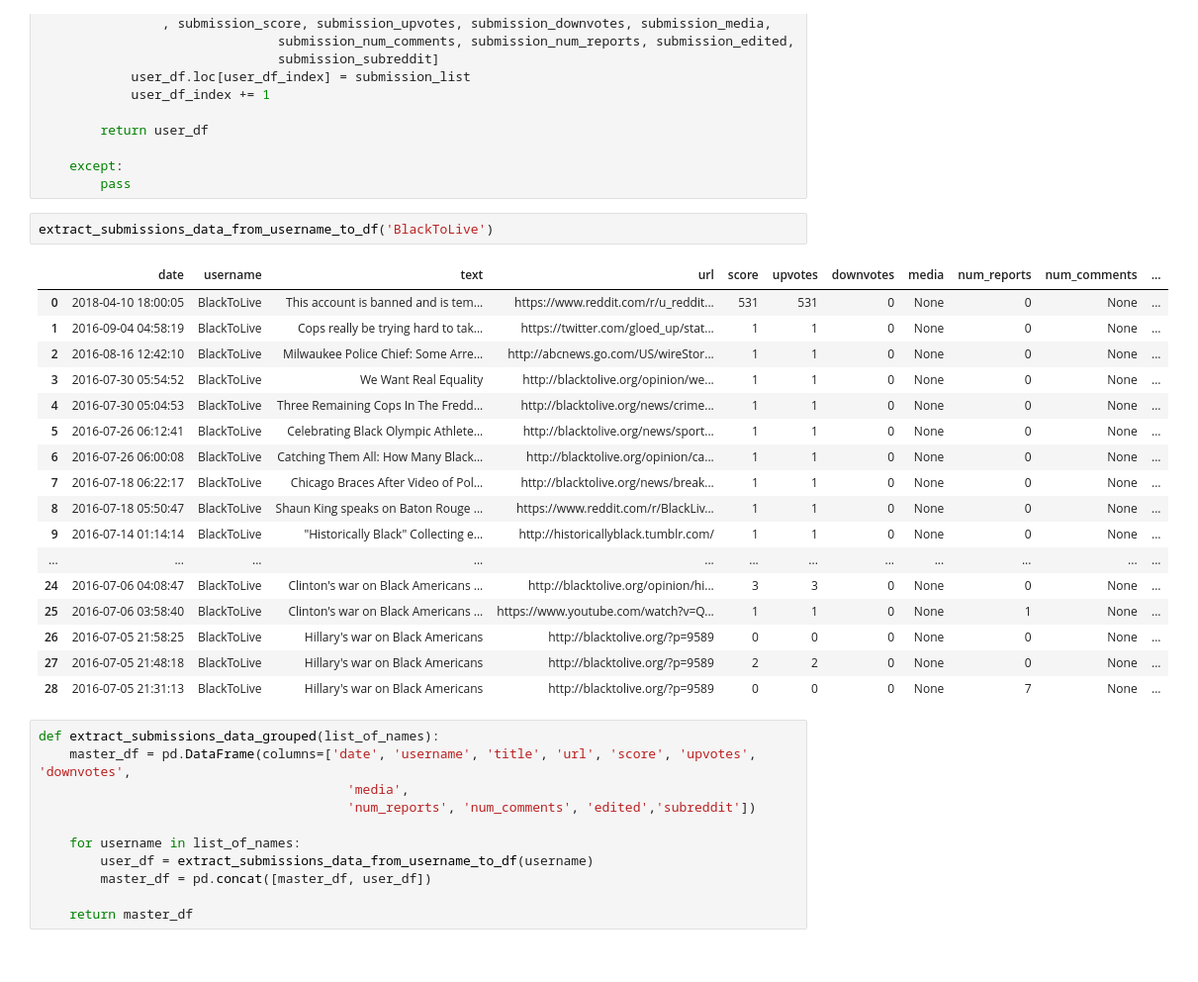
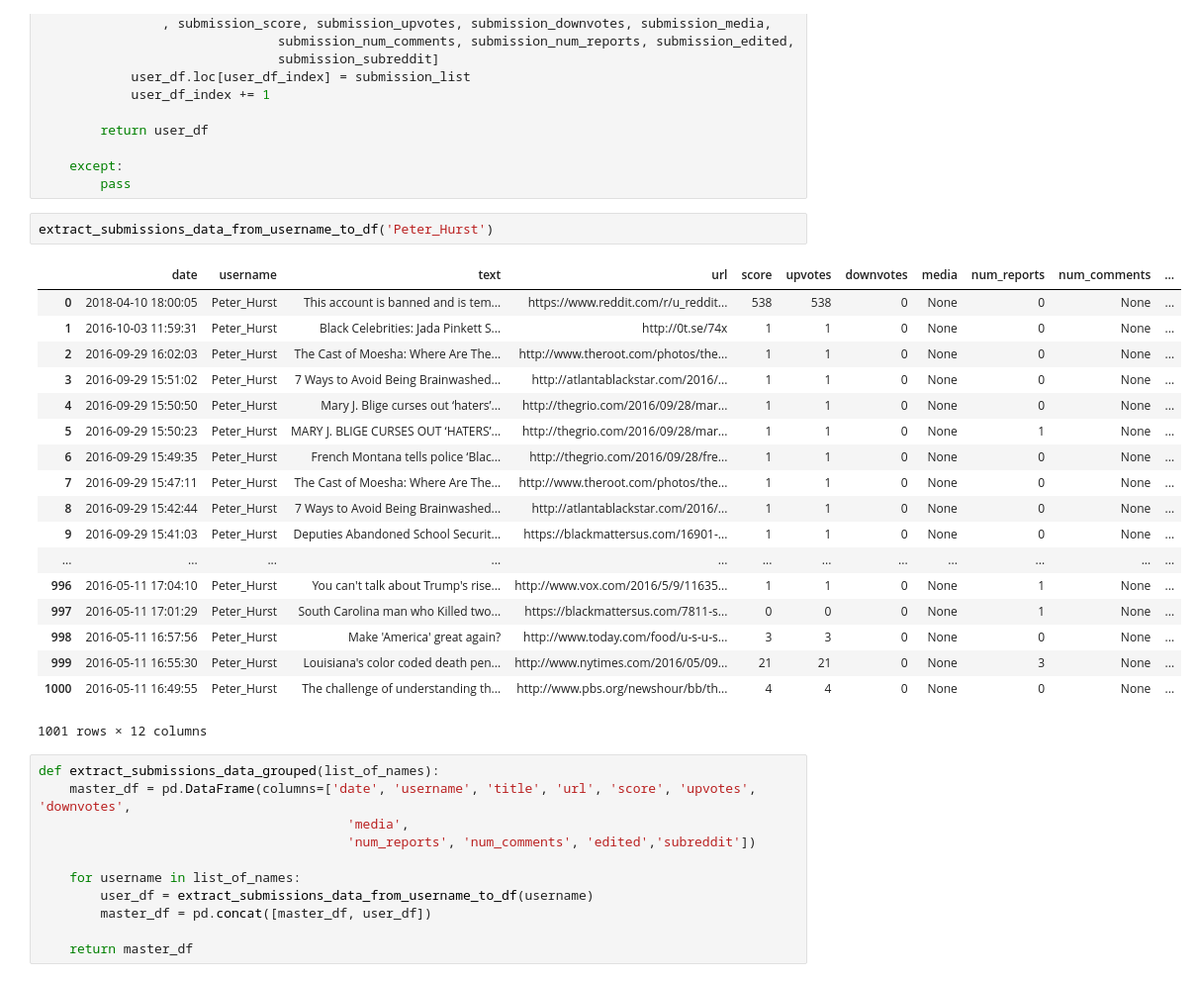
Before and after one commit to jasonminsookim/Research-for-Nyhan, a Jupyter notebook: reddit_data_extraction.ipynb, the cells around one changed output. Shown at 99% size. Drawn from its saved outputs; the diff is of its cells as text.

```diff
--- a/reddit_data_extraction.ipynb
+++ b/reddit_data_extraction.ipynb
@@ -54,25 +54,26 @@ def extract_submissions_data_from_username_to_df(username):
     except:
         pass
 # %%
-extract_submissions_data_from_username_to_df('BlackToLive')
+extract_submissions_data_from_username_to_df('Peter_Hurst')
 # %% [output]
 |  | date | username | text | url | score | upvotes | downvotes | media | num_reports | num_comments | ... |
-| 0 | 2018-04-10 18:00:05 | BlackToLive | This account is banned and is tem... | https://www.reddit.com/r/u_reddit... | 531 | 531 | 0 | None | 0 | None | ... |
-| 1 | 2016-09-04 04:58:19 | BlackToLive | Cops really be trying hard to tak... | https://twitter.com/gloed_up/stat... | 1 | 1 | 0 | None | 0 | None | ... |
-| 2 | 2016-08-16 12:42:10 | BlackToLive | Milwaukee Police Chief: Some Arre... | http://abcnews.go.com/US/wireStor... | 1 | 1 | 0 | None | 0 | None | ... |
-| 3 | 2016-07-30 05:54:52 | BlackToLive | We Want Real Equality | http://blacktolive.org/opinion/we... | 1 | 1 | 0 | None | 0 | None | ... |
-| 4 | 2016-07-30 05:04:53 | BlackToLive | Three Remaining Cops In The Fredd... | http://blacktolive.org/news/crime... | 1 | 1 | 0 | None | 0 | None | ... |
-| 5 | 2016-07-26 06:12:41 | BlackToLive | Celebrating Black Olympic Athlete... | http://blacktolive.org/news/sport... | 1 | 1 | 0 | None | 0 | None | ... |
-| 6 | 2016-07-26 06:00:08 | BlackToLive | Catching Them All: How Many Black... | http://blacktolive.org/opinion/ca... | 1 | 1 | 0 | None | 0 | None | ... |
-| 7 | 2016-07-18 06:22:17 | BlackToLive | Chicago Braces After Video of Pol... | http://blacktolive.org/news/break... | 1 | 1 | 0 | None | 0 | None | ... |
-| 8 | 2016-07-18 05:50:47 | BlackToLive | Shaun King speaks on Baton Rouge ... | https://www.reddit.com/r/BlackLiv... | 1 | 1 | 0 | None | 0 | None | ... |
-| 9 | 2016-07-14 01:14:14 | BlackToLive | "Historically Black" Collecting e... | http://historicallyblack.tumblr.com/ | 1 | 1 | 0 | None | 0 | None | ... |
+| 0 | 2018-04-10 18:00:05 | Peter_Hurst | This account is banned and is tem... | https://www.reddit.com/r/u_reddit... | 538 | 538 | 0 | None | 0 | None | ... |
+| 1 | 2016-10-03 11:59:31 | Peter_Hurst | Black Celebrities: Jada Pinkett S... | http://0t.se/74x | 1 | 1 | 0 | None | 0 | None | ... |
+| 2 | 2016-09-29 16:02:03 | Peter_Hurst | The Cast of Moesha: Where Are The... | http://www.theroot.com/photos/the... | 1 | 1 | 0 | None | 0 | None | ... |
+| 3 | 2016-09-29 15:51:02 | Peter_Hurst | 7 Ways to Avoid Being Brainwashed... | http://atlantablackstar.com/2016/... | 1 | 1 | 0 | None | 0 | None | ... |
+| 4 | 2016-09-29 15:50:50 | Peter_Hurst | Mary J. Blige curses out ‘haters’... | http://thegrio.com/2016/09/28/mar... | 1 | 1 | 0 | None | 0 | None | ... |
+| 5 | 2016-09-29 15:50:23 | Peter_Hurst | MARY J. BLIGE CURSES OUT ‘HATERS’... | http://thegrio.com/2016/09/28/mar... | 1 | 1 | 0 | None | 1 | None | ... |
+| 6 | 2016-09-29 15:49:35 | Peter_Hurst | French Montana tells police ‘Blac... | http://thegrio.com/2016/09/28/fre... | 1 | 1 | 0 | None | 0 | None | ... |
+| 7 | 2016-09-29 15:47:11 | Peter_Hurst | The Cast of Moesha: Where Are The... | http://www.theroot.com/photos/the... | 1 | 1 | 0 | None | 0 | None | ... |
+| 8 | 2016-09-29 15:42:44 | Peter_Hurst | 7 Ways to Avoid Being Brainwashed... | http://atlantablackstar.com/2016/... | 1 | 1 | 0 | None | 0 | None | ... |
+| 9 | 2016-09-29 15:41:03 | Peter_Hurst | Deputies Abandoned School Securit... | https://blackmattersus.com/16901-... | 1 | 1 | 0 | None | 0 | None | ... |
 | ... | ... | ... | ... | ... | ... | ... | ... | ... | ... | ... | ... |
-| 24 | 2016-07-06 04:08:47 | BlackToLive | Clinton's war on Black Americans ... | http://blacktolive.org/opinion/hi... | 3 | 3 | 0 | None | 0 | None | ... |
-| 25 | 2016-07-06 03:58:40 | BlackToLive | Clinton's war on Black Americans ... | https://www.youtube.com/watch?v=Q... | 1 | 1 | 0 | None | 1 | None | ... |
-| 26 | 2016-07-05 21:58:25 | BlackToLive | Hillary's war on Black Americans | http://blacktolive.org/?p=9589 | 0 | 0 | 0 | None | 0 | None | ... |
-| 27 | 2016-07-05 21:48:18 | BlackToLive | Hillary's war on Black Americans | http://blacktolive.org/?p=9589 | 2 | 2 | 0 | None | 0 | None | ... |
-| 28 | 2016-07-05 21:31:13 | BlackToLive | Hillary's war on Black Americans | http://blacktolive.org/?p=9589 | 0 | 0 | 0 | None | 7 | None | ... |
+| 996 | 2016-05-11 17:04:10 | Peter_Hurst | You can't talk about Trump's rise... | http://www.vox.com/2016/5/9/11635... | 1 | 1 | 0 | None | 1 | None | ... |
+| 997 | 2016-05-11 17:01:29 | Peter_Hurst | South Carolina man who Killed two... | https://blackmattersus.com/7811-s... | 0 | 0 | 0 | None | 1 | None | ... |
+| 998 | 2016-05-11 16:57:56 | Peter_Hurst | Make 'America' great again? | http://www.today.com/food/u-s-u-s... | 3 | 3 | 0 | None | 0 | None | ... |
+| 999 | 2016-05-11 16:55:30 | Peter_Hurst | Louisiana's color coded death pen... | http://www.nytimes.com/2016/05/09... | 21 | 21 | 0 | None | 3 | None | ... |
+| 1000 | 2016-05-11 16:49:55 | Peter_Hurst | The challenge of understanding th... | http://www.pbs.org/newshour/bb/th... | 4 | 4 | 0 | None | 0 | None | ... |
+1001 rows × 12 columns
 # %%
 def extract_submissions_data_grouped(list_of_names):
     master_df = pd.DataFrame(columns=['date', 'username', 'title', 'url', 'score', 'upvotes', 'downvotes',
```
Also changed, not shown: 2 other files.
